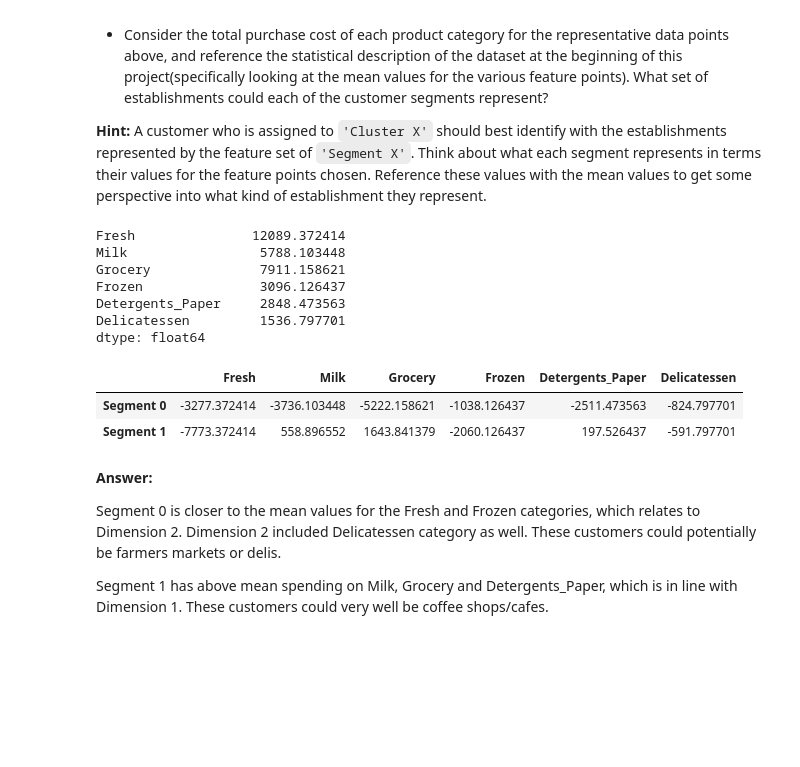
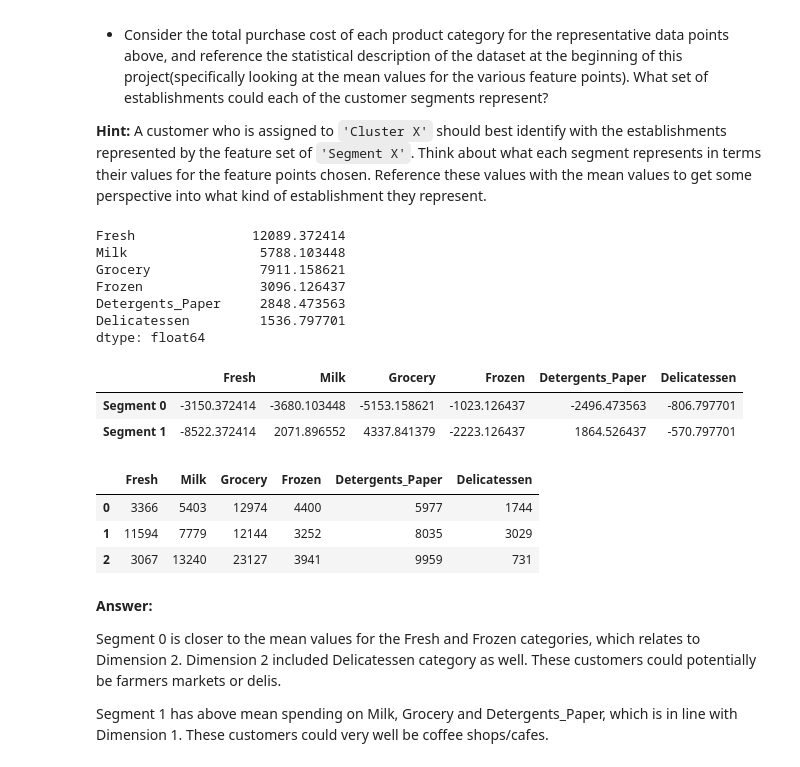
Before and after one commit to gitpatrickhub/Udacity, a Jupyter notebook: projects/customer_segments/customer_segments.ipynb, the cells around one changed output. Drawn from its saved outputs; the diff is of its cells as text; code cells hidden in the pictures; blank space fills up the shorter version.

```diff
--- a/projects/customer_segments/customer_segments.ipynb
+++ b/projects/customer_segments/customer_segments.ipynb
@@ -682,20 +665,27 @@ display(true_centers)
 # %%
 # display the means of good_data for comparision with true_centers
 display(np.exp(good_data).mean())
 
 # display the difference between true_centers and the mean for each segment
 display(true_centers - np.exp(good_data).mean())
+
+# display samples selected for comparison
+display(samples)
 # %% [output]
 Fresh               12089.372414
 Milk                 5788.103448
 Grocery              7911.158621
 Frozen               3096.126437
 Detergents_Paper     2848.473563
 Delicatessen         1536.797701
 dtype: float64
 |  | Fresh | Milk | Grocery | Frozen | Detergents_Paper | Delicatessen |
-| Segment 0 | -3277.372414 | -3736.103448 | -5222.158621 | -1038.126437 | -2511.473563 | -824.797701 |
-| Segment 1 | -7773.372414 | 558.896552 | 1643.841379 | -2060.126437 | 197.526437 | -591.797701 |
+| Segment 0 | -3150.372414 | -3680.103448 | -5153.158621 | -1023.126437 | -2496.473563 | -806.797701 |
+| Segment 1 | -8522.372414 | 2071.896552 | 4337.841379 | -2223.126437 | 1864.526437 | -570.797701 |
+|  | Fresh | Milk | Grocery | Frozen | Detergents_Paper | Delicatessen |
+| 0 | 3366 | 5403 | 12974 | 4400 | 5977 | 1744 |
+| 1 | 11594 | 7779 | 12144 | 3252 | 8035 | 3029 |
+| 2 | 3067 | 13240 | 23127 | 3941 | 9959 | 731 |
 # %% [markdown]
 **Answer:**
 
```
Also changed, not shown: parts of 13 cells of this notebook, 1 other file.
